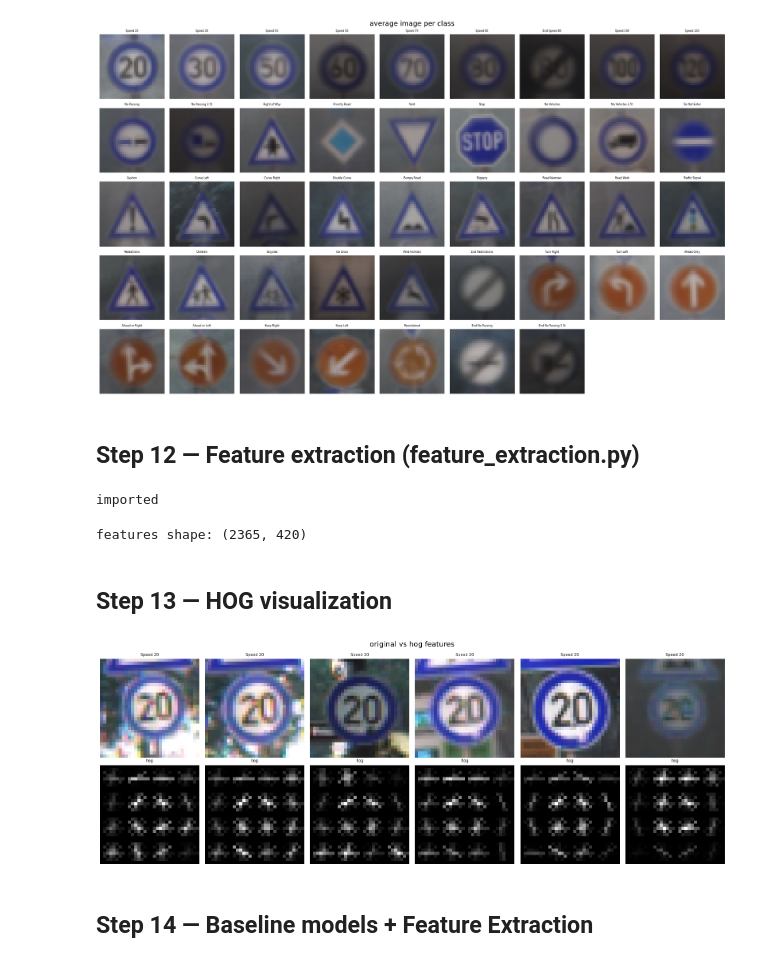
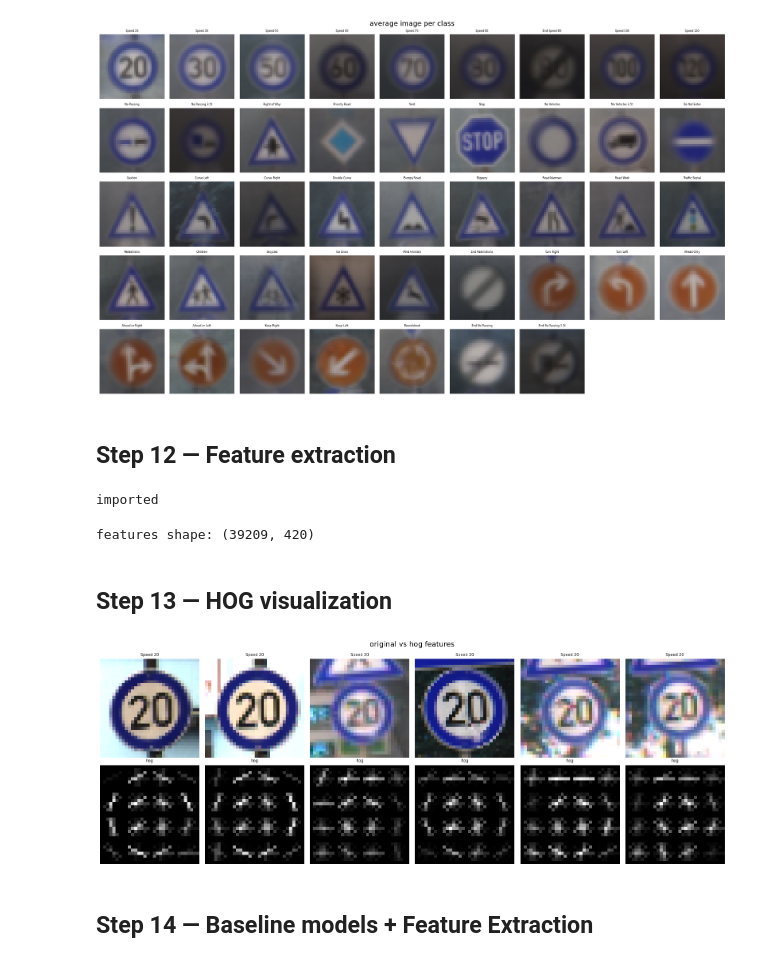
Before and after one commit to Mohamed-Elkady-05/AutoVision-Perception, a Jupyter notebook: eda_initial_notebook.ipynb, the cells around one changed output. Cells and saved outputs as stored; diff of their text form; code cells hidden in the pictures.

Commit message:
ran feature extraction and PCA models on the whole data set instead of the sample

```diff
--- a/eda_initial_notebook.ipynb
+++ b/eda_initial_notebook.ipynb
@@ -63,7 +74,7 @@ def load_gtsrb(data_path, img_size=(32,32), test_size=0.2, random_state=42):
         # Skip if not a directory or not a number
         if not os.path.isdir(folder):
             continue
-        if not label.isdigit():  # <-- skip non-numeric folders like "Meta"
+        if not label.isdigit():  # skip non-numeric folders like "Meta"
             continue
 
         for img_name in os.listdir(folder):
@@ -87,6 +98,32 @@ def load_gtsrb(data_path, img_size=(32,32), test_size=0.2, random_state=42):
     test_ds  = {"image": X_test, "label": y_test}
 
     return train_ds, test_ds
+
+
+def load_gtsrb_no_split(data_path, img_size=(32,32)):
+    images = []
+    labels = []
+
+    for label in sorted(os.listdir(data_path)):
+        folder = os.path.join(data_path, label)
+        if not os.path.isdir(folder):
+            continue
+        if not label.isdigit():
+            continue
+
+        for img_name in os.listdir(folder):
+            img_path = os.path.join(folder, img_name)
+            img = cv2.imread(img_path)
+            if img is None:
+                continue
+            img = cv2.resize(img, img_size)
+            images.append(img)
+            labels.append(int(label))
+
+    X = np.array(images)
+    y = np.array(labels)
+
+    return X, y
 # %%
 # data_path = "/kaggle/input/gtsrb-german-traffic-sign/Train"
 # data_path = r"C:\Users\moora\Downloads\archive (1)\Train"
@@ -295,51 +332,45 @@ import sys
 # Add the helper folder from your dataset to Python path
 sys.path.append("/kaggle/input/datasets/baselhelayel/helper")
 # %% [markdown]
-## Step 12 — Feature extraction (feature_extraction.py)
+## Step 12 — Feature extraction
 # %%
 from feature_extraction import FeatureExtractor
 print('imported')
 # %% [output]
 imported
 # %%
-sample_idx = []
-for i in range(43):
-    idx = np.where(y_train == i)[0][:55]
-    sample_idx.extend(idx)
-
-x_small = x_train[sample_idx]
-y_small = y_train[sample_idx]
+x, y = load_gtsrb_no_split(path)
 
 fe = FeatureExtractor(resize=(32, 32))
-x_features = fe.extract_from_list(list(x_small))
+x_features = fe.extract_from_list(list(x))
 
 print('features shape:', x_features.shape)
 # %% [output]
-features shape: (2365, 420)
+features shape: (39209, 420)
 # %% [markdown]
 ## Step 13 — HOG visualization
 # %%
 fig, axes = plt.subplots(2, 6, figsize=(16, 6))
 fig.suptitle('original vs hog features', fontsize=13)
 
 for i in range(6):
-    img = x_small[i]
+    img = x[i]
     gray = rgb2gray(img)
     _, hog_img = hog(gray, visualize=True)
 
     axes[0][i].imshow(img)
-    axes[0][i].set_title(names[y_small[i]], fontsize=7)
+    axes[0][i].set_title(names[y[i]], fontsize=7)
     axes[0][i].axis('off')
 
     axes[1][i].imshow(hog_img, cmap='gray')
     axes[1][i].set_title('hog', fontsize=7)
     axes[1][i].axis('off')
 
 plt.tight_layout()
 plt.savefig('hog_features.png', dpi=100)
 plt.show()
 # %% [output]
-[figure, old version]
+[figure, new version]
 # %% [markdown]
 ## Step 14 — Baseline models + Feature Extraction
 # %%
```
Also changed, not shown: parts of 29 cells of this notebook.
